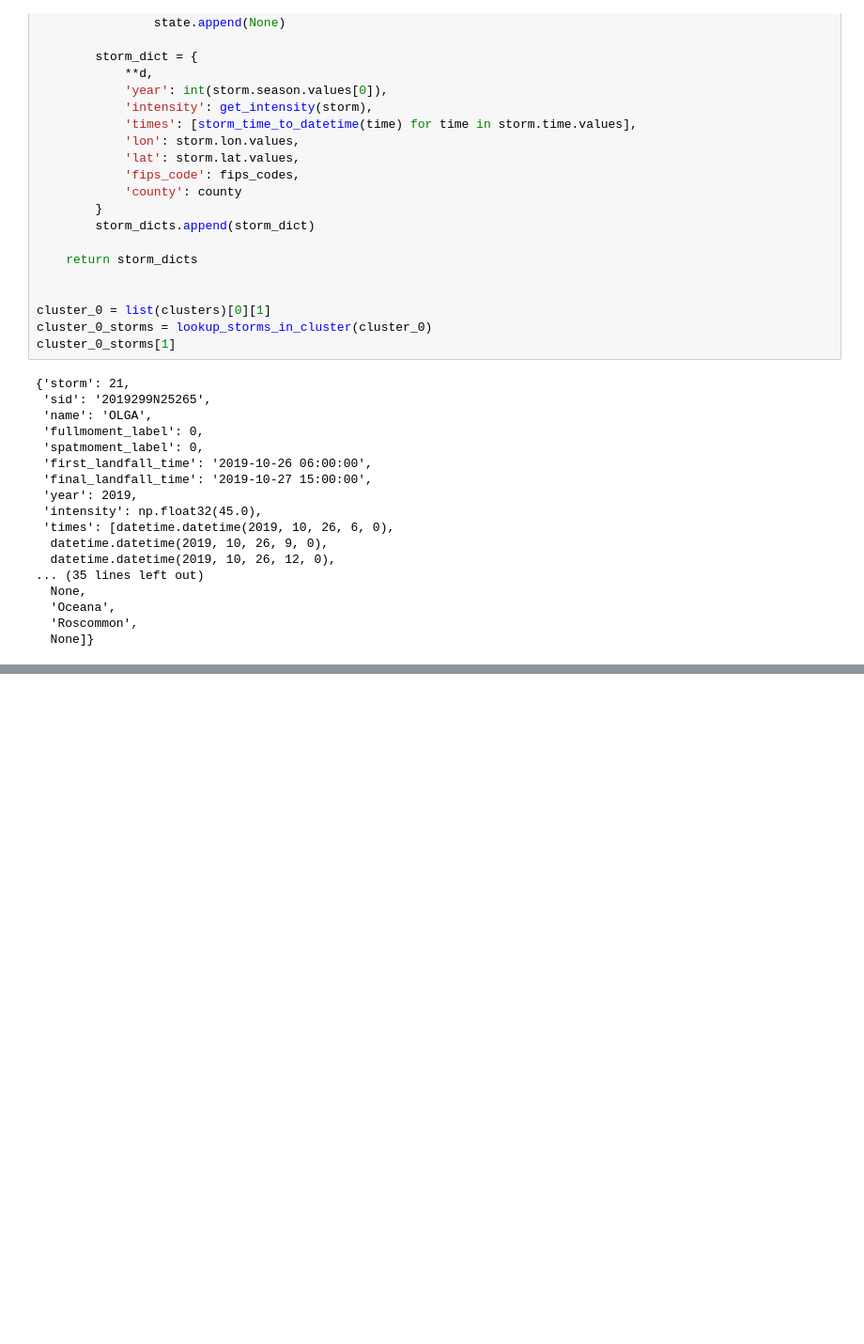
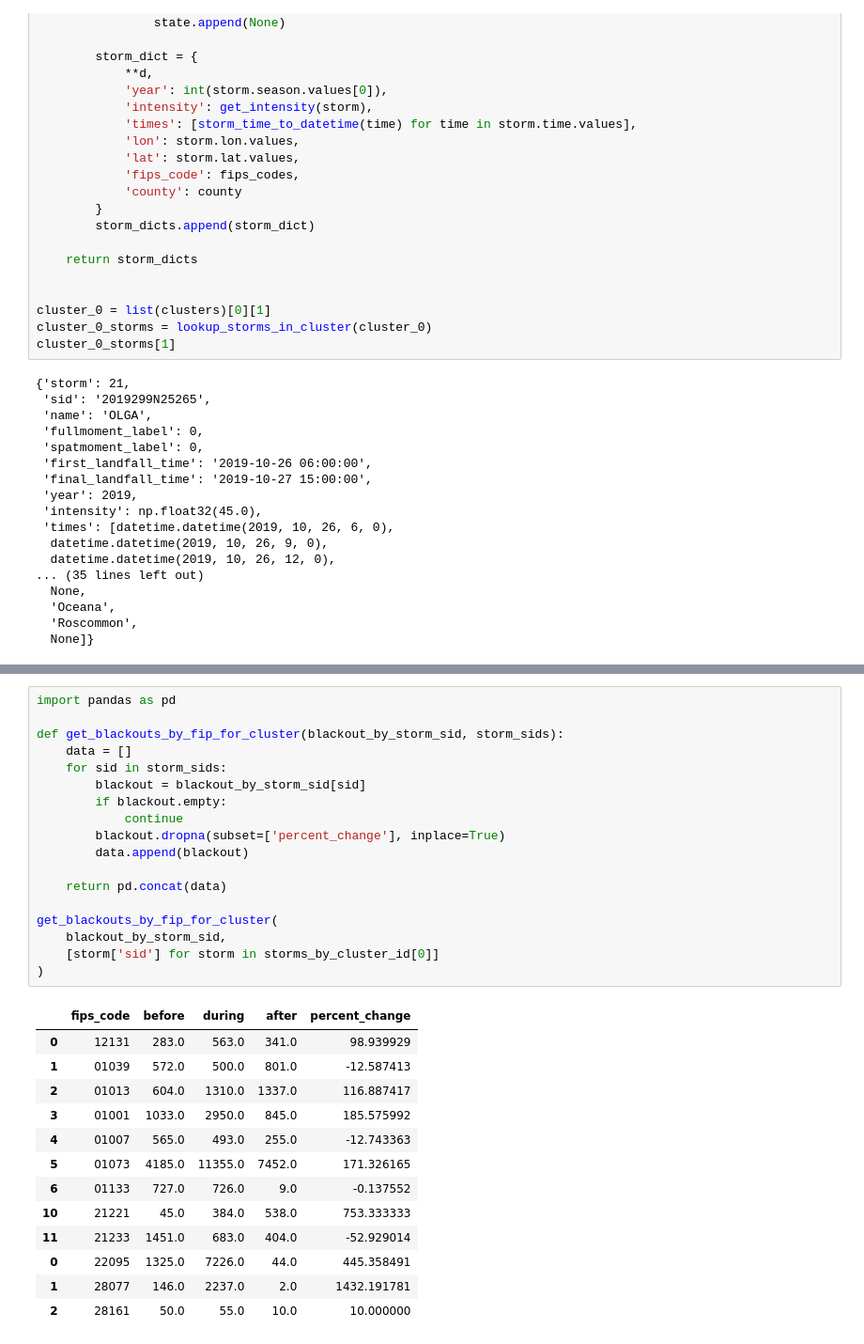
Before and after one commit to skortchmark9/Climate_ML, a Jupyter notebook: Project_1/main.ipynb, the cells around one changed output, grey strips where cells are left out. Shown at 94% size. Drawn from its saved outputs; the diff is of its cells as text; blank space fills up the shorter version.

```diff
--- a/Project_1/main.ipynb
+++ b/Project_1/main.ipynb
@@ -177,0 +161,32 @@ Error processing storm IDALIA: ['percent_change']
+# %%
+import pandas as pd
+
+def get_blackouts_by_fip_for_cluster(blackout_by_storm_sid, storm_sids):
+    data = []
+    for sid in storm_sids:
+        blackout = blackout_by_storm_sid[sid]
+        if blackout.empty:
+            continue
+        blackout.dropna(subset=['percent_change'], inplace=True)
+        data.append(blackout)
+
+    return pd.concat(data)
+
+get_blackouts_by_fip_for_cluster(
+    blackout_by_storm_sid,
+    [storm['sid'] for storm in storms_by_cluster_id[0]]
+)
+# %% [output]
+|  | fips_code | before | during | after | percent_change |
+| 0 | 12131 | 283.0 | 563.0 | 341.0 | 98.939929 |
+| 1 | 01039 | 572.0 | 500.0 | 801.0 | -12.587413 |
+| 2 | 01013 | 604.0 | 1310.0 | 1337.0 | 116.887417 |
+| 3 | 01001 | 1033.0 | 2950.0 | 845.0 | 185.575992 |
+| 4 | 01007 | 565.0 | 493.0 | 255.0 | -12.743363 |
+| 5 | 01073 | 4185.0 | 11355.0 | 7452.0 | 171.326165 |
+| 6 | 01133 | 727.0 | 726.0 | 9.0 | -0.137552 |
+| 10 | 21221 | 45.0 | 384.0 | 538.0 | 753.333333 |
+| 11 | 21233 | 1451.0 | 683.0 | 404.0 | -52.929014 |
+| 0 | 22095 | 1325.0 | 7226.0 | 44.0 | 445.358491 |
+| 1 | 28077 | 146.0 | 2237.0 | 2.0 | 1432.191781 |
+| 2 | 28161 | 50.0 | 55.0 | 10.0 | 10.000000 |
```
Also changed, not shown: parts of 4 cells of this notebook, 1 other file.
